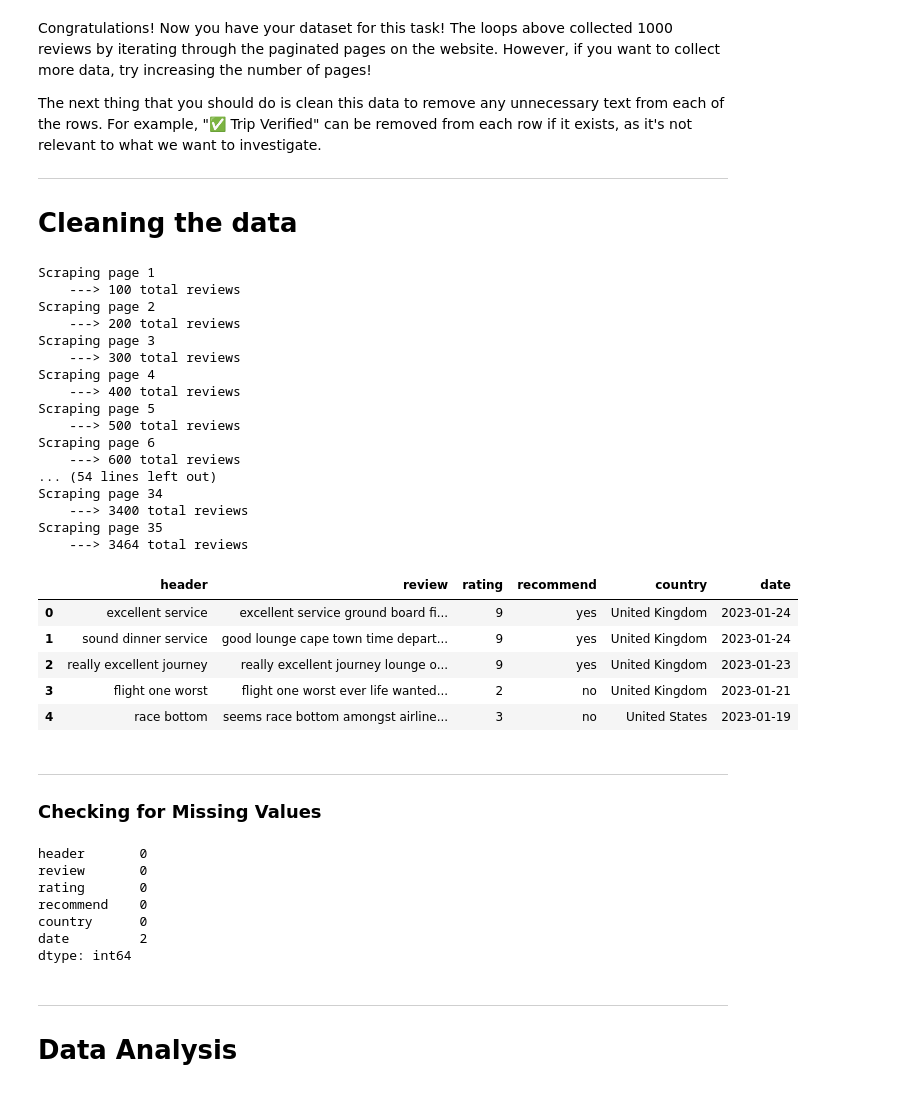
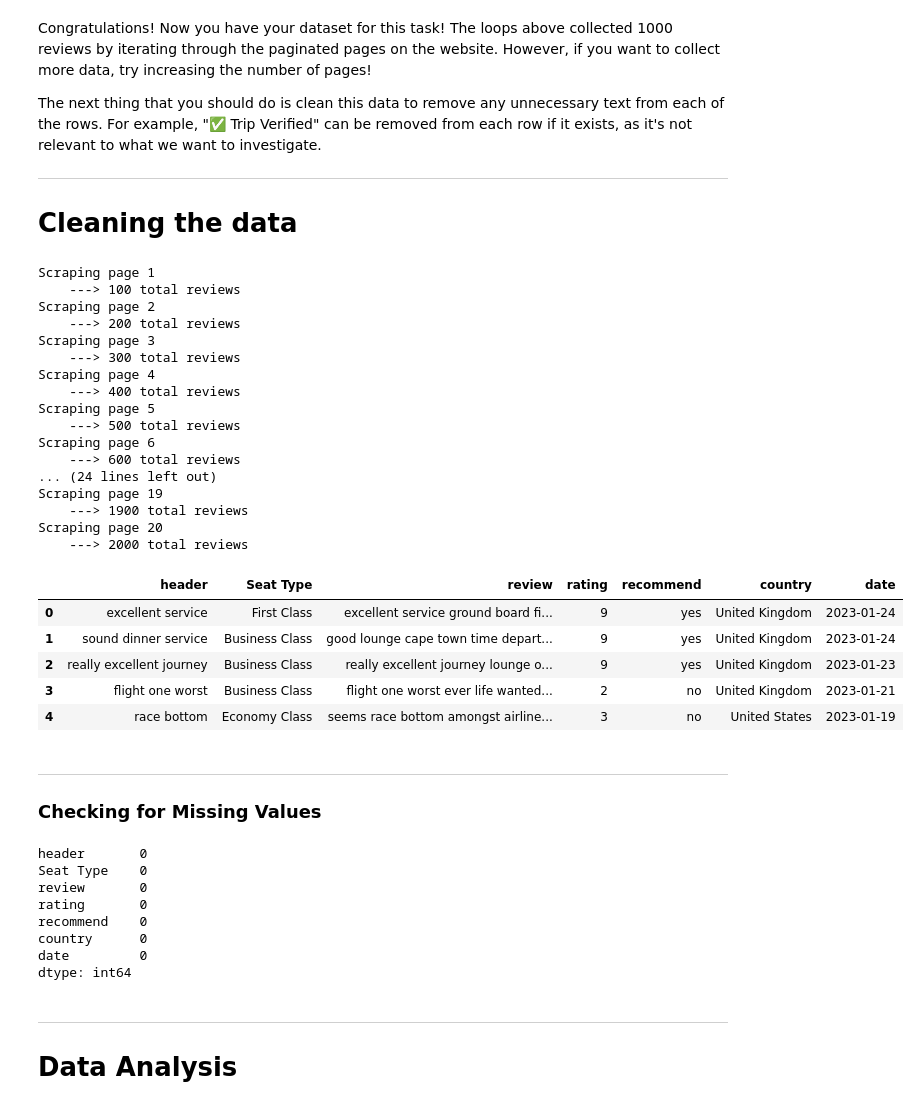
Before and after one commit to Shimmy-Shams-007/Web-Scraping-To-Gain-Company-Insights, a Jupyter notebook: BA_Task_1.ipynb, the cells around one changed output. Drawn from its saved outputs; the diff is of its cells as text; code cells hidden in the pictures.

```diff
--- a/BA_Task_1.ipynb
+++ b/BA_Task_1.ipynb
@@ -61,13 +64,17 @@ def scrape_data(pages):
             header = passenger.find("h2", {"class": "text_header"}).get_text()
             loc_time = passenger.find("h3", {"class": "text_sub_header"}).get_text()
             review = passenger.find("div", {"class": "text_content"}).get_text()
-            table = passenger.find('table', {"class": "review-ratings"})
-            if table is not None:
-                recommend = table.find_all('td', {"class": "review-value"})[-1].get_text()
+            review_table = passenger.find('table', {"class": "review-ratings"})
+            if review_table is not None:
+                recommend = review_table.find_all('td', {"class": "review-value"})[-1].get_text()
+                cabin_flown = review_table.find('td', text="Seat Type").find_next_sibling('td').get_text()
+
             else:
                 recommend = "N/A"
+                cabin_flown = "N/A"
 
             profile.update([('header', header),
+                            ('Seat Type', cabin_flown),
                             ('review', review),
                             ('loc_time', loc_time),
                             ('rating', rating),
@@ -77,7 +84,7 @@ def scrape_data(pages):
     return reviews
 # %%
 # Creating the dataset of reviews
-reviews_list = scrape_data(35)
+reviews_list = scrape_data(20)
 df = pd.DataFrame(reviews_list)
 df.head()
 # %% [output]
@@ -168,34 +175,34 @@ def clean_scraped_data(df):
     return df
 # %%
 # Creating the dataset of reviews
-reviews_list = scrape_data(35)
+reviews_list = scrape_data(20)
 df = pd.DataFrame(reviews_list)
 df = clean_scraped_data(df)
 df.head()
 # %% [output]
 Scraping page 1
     ---> 100 total reviews
 Scraping page 2
     ---> 200 total reviews
 Scraping page 3
     ---> 300 total reviews
 Scraping page 4
     ---> 400 total reviews
 Scraping page 5
     ---> 500 total reviews
 Scraping page 6
     ---> 600 total reviews
-... (54 lines left out)
-Scraping page 34
-    ---> 3400 total reviews
-Scraping page 35
-    ---> 3464 total reviews
+... (24 lines left out)
+Scraping page 19
+    ---> 1900 total reviews
+Scraping page 20
+    ---> 2000 total reviews
-|  | header | review | rating | recommend | country | date |
-| 0 | excellent service | excellent service ground board fi... | 9 | yes | United Kingdom | 2023-01-24 |
-| 1 | sound dinner service | good lounge cape town time depart... | 9 | yes | United Kingdom | 2023-01-24 |
-| 2 | really excellent journey | really excellent journey lounge o... | 9 | yes | United Kingdom | 2023-01-23 |
-| 3 | flight one worst | flight one worst ever life wanted... | 2 | no | United Kingdom | 2023-01-21 |
-| 4 | race bottom | seems race bottom amongst airline... | 3 | no | United States | 2023-01-19 |
+|  | header | Seat Type | review | rating | recommend | country | date |
+| 0 | excellent service | First Class | excellent service ground board fi... | 9 | yes | United Kingdom | 2023-01-24 |
+| 1 | sound dinner service | Business Class | good lounge cape town time depart... | 9 | yes | United Kingdom | 2023-01-24 |
+| 2 | really excellent journey | Business Class | really excellent journey lounge o... | 9 | yes | United Kingdom | 2023-01-23 |
+| 3 | flight one worst | Business Class | flight one worst ever life wanted... | 2 | no | United Kingdom | 2023-01-21 |
+| 4 | race bottom | Economy Class | seems race bottom amongst airline... | 3 | no | United States | 2023-01-19 |
 # %% [markdown]
 ---
 ### Checking for Missing Values
@@ -203,11 +210,12 @@ Scraping page 35
 df.isna().sum()
 # %% [output]
 header       0
+Seat Type    0
 review       0
 rating       0
 recommend    0
 country      0
-date         2
+date         0
 dtype: int64
 # %%
 df.to_csv("data/BA_cleaned_reviews.csv")
```
Also changed, not shown: parts of 24 cells of this notebook, 1 other file.
